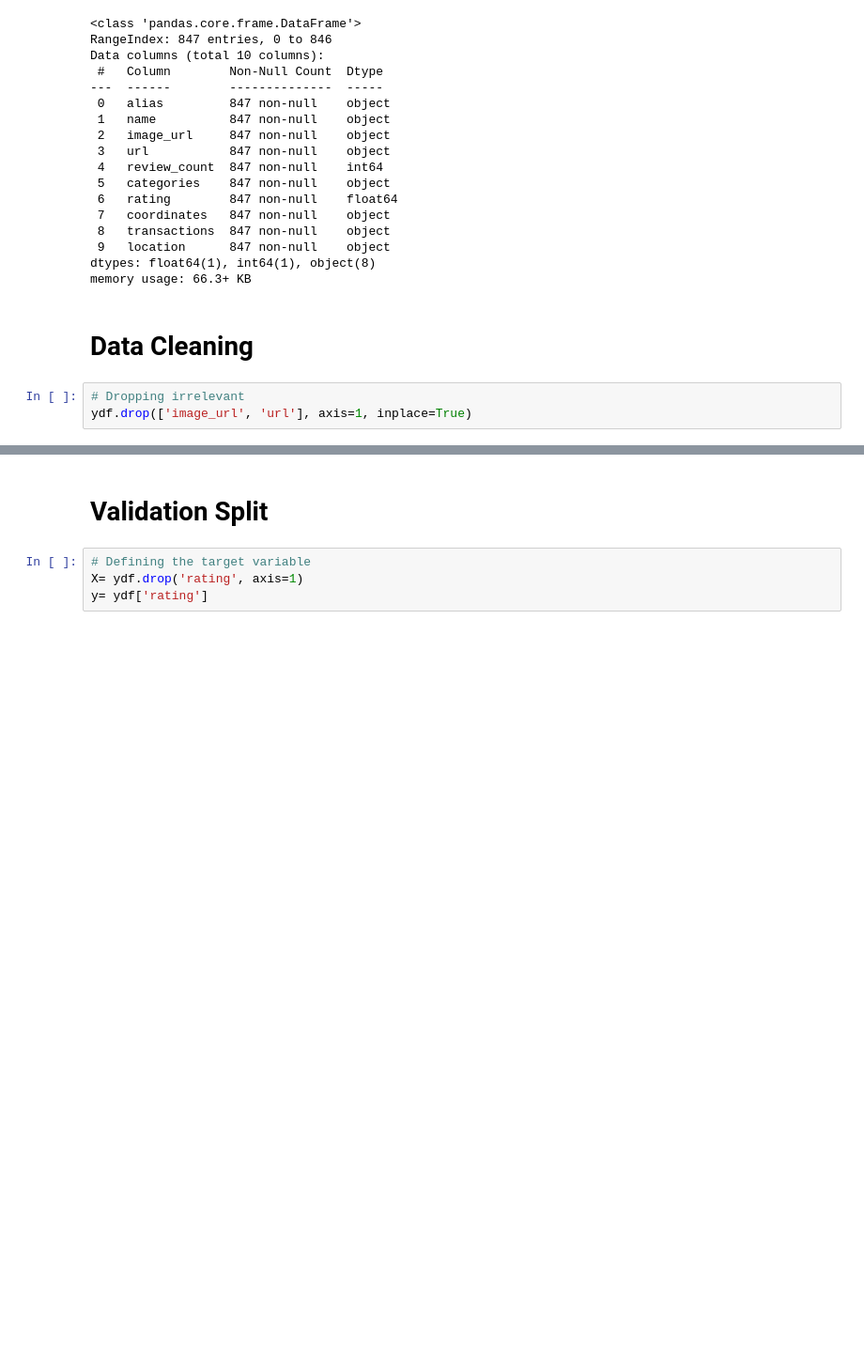
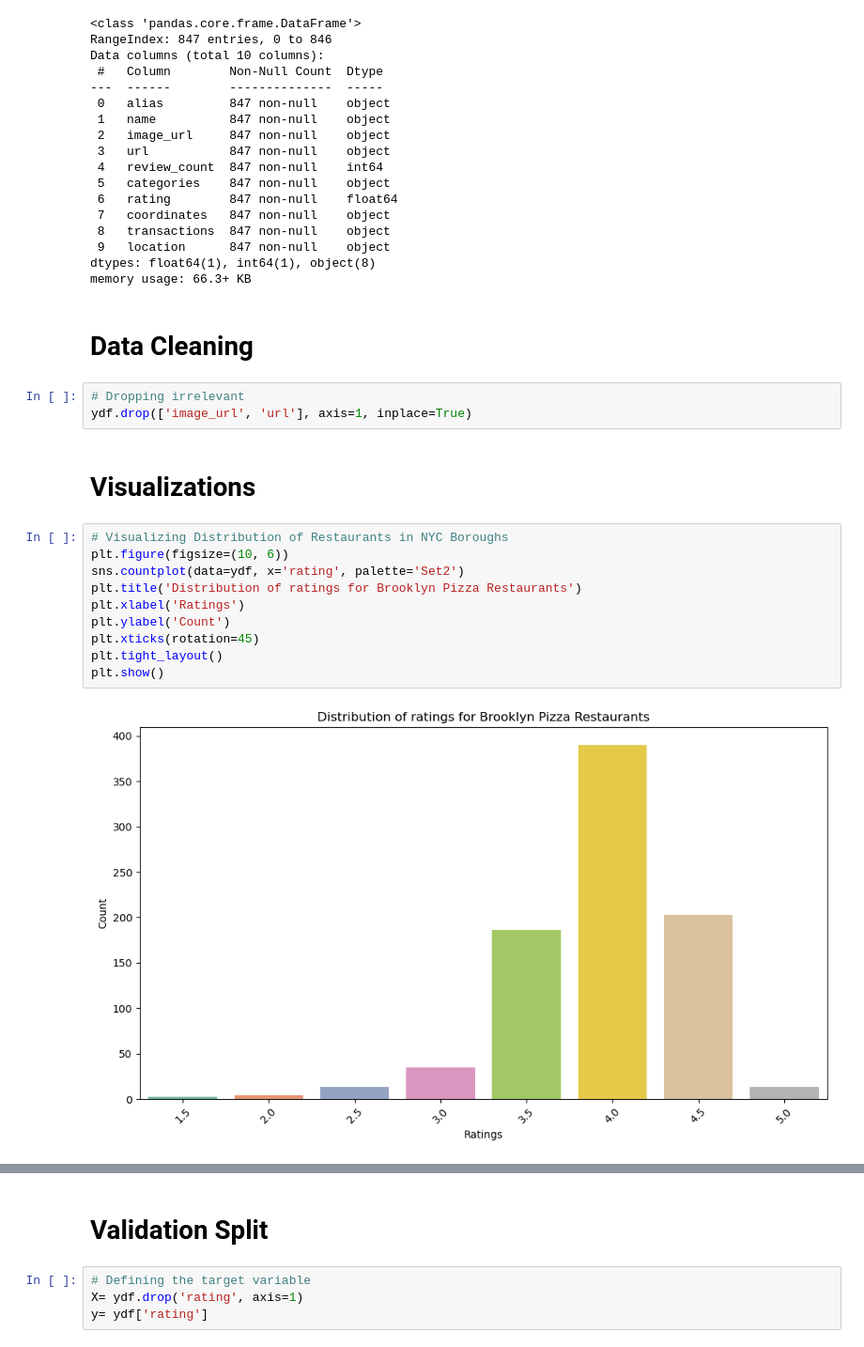
Before and after one commit to JoeBwonKenobi/NYCRestarauntInspections, a Jupyter notebook: Yelp Data Predictive Modeling.ipynb, the cells around one changed output, grey strips where cells are left out. Shown at 94% size. Drawn from its saved outputs; the diff is of its cells as text; blank space fills up the shorter version.

```diff
--- a/Yelp Data Predictive Modeling.ipynb
+++ b/Yelp Data Predictive Modeling.ipynb
@@ -76,3 +75,17 @@ memory usage: 66.3+ KB
 # %%
 # Dropping irrelevant
 ydf.drop(['image_url', 'url'], axis=1, inplace=True)
+# %% [markdown]
+# **Visualizations**
+# %%
+# Visualizing Distribution of Restaurants in NYC Boroughs
+plt.figure(figsize=(10, 6))
+sns.countplot(data=ydf, x='rating', palette='Set2')
+plt.title('Distribution of ratings for Brooklyn Pizza Restaurants')
+plt.xlabel('Ratings')
+plt.ylabel('Count')
+plt.xticks(rotation=45)
+plt.tight_layout()
+plt.show()
+# %% [output]
+[figure, added]
```
Also changed, not shown: parts of 15 cells of this notebook, 2 other files.
